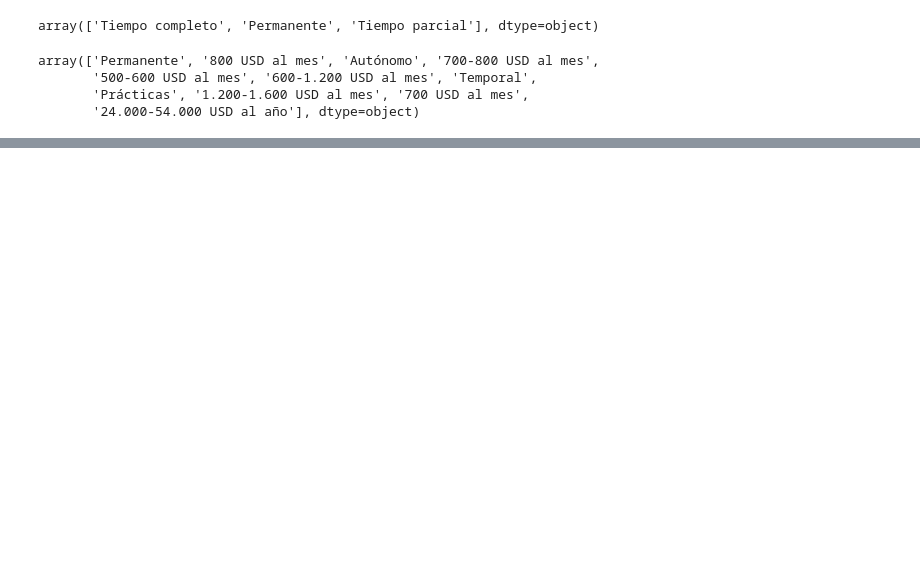
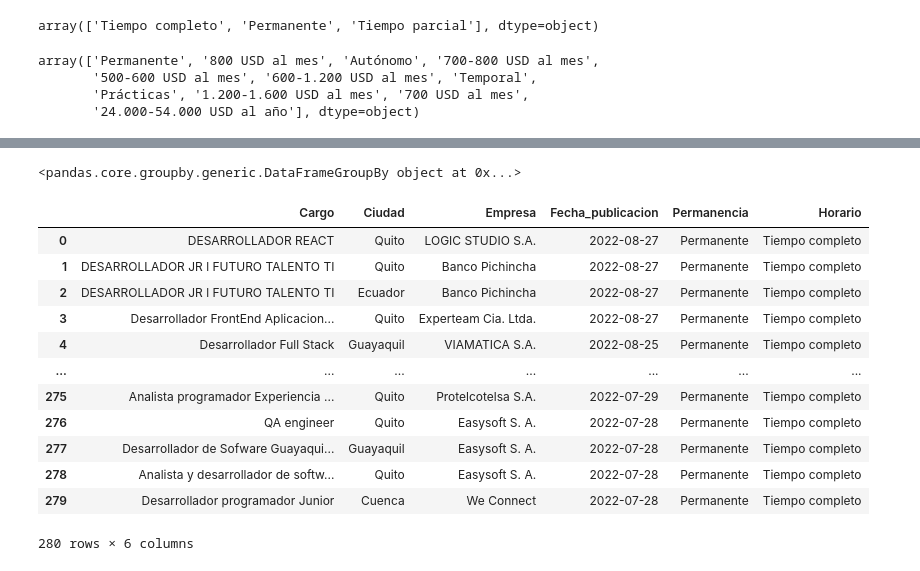
Before and after one commit to jcotrina2000/Sprint-1-Scraping, a Jupyter notebook: Scraping_RobinsonFlores/Analisis_OpcionEmpleo.ipynb, the cells around one changed output, grey strips where cells are left out. Cells and saved outputs as stored; diff of their text form; code cells hidden in the pictures; blank space fills up the shorter version.

```diff
--- a/Scraping_RobinsonFlores/Analisis_OpcionEmpleo.ipynb
+++ b/Scraping_RobinsonFlores/Analisis_OpcionEmpleo.ipynb
@@ -108,0 +100,4 @@ array(['Tiempo completo', 'Permanente', 'Tiempo parcial'], dtype=object)
+# %%
+empleos[["Ciudad", "Empresa","Fecha_publicacion", "Permanencia","Horario"]].groupby('Ciudad')
+# %% [output]
+<pandas.core.groupby.generic.DataFrameGroupBy object at 0x...>
@@ -108,0 +118,17 @@ array(['Tiempo completo', 'Permanente', 'Tiempo parcial'], dtype=object)
+# %%
+empleos["Fecha_publicacion"] = empleos["Fecha_publicacion"].apply(change_fecha)
+empleos
+# %% [output]
+|  | Cargo | Ciudad | Empresa | Fecha_publicacion | Permanencia | Horario |
+| 0 | DESARROLLADOR REACT | Quito | LOGIC STUDIO S.A. | 2022-08-27 | Permanente | Tiempo completo |
+| 1 | DESARROLLADOR JR l FUTURO TALENTO TI | Quito | Banco Pichincha | 2022-08-27 | Permanente | Tiempo completo |
+| 2 | DESARROLLADOR JR l FUTURO TALENTO TI | Ecuador | Banco Pichincha | 2022-08-27 | Permanente | Tiempo completo |
+| 3 | Desarrollador FrontEnd Aplicacion... | Quito | Experteam Cia. Ltda. | 2022-08-27 | Permanente | Tiempo completo |
+| 4 | Desarrollador Full Stack | Guayaquil | VIAMATICA S.A. | 2022-08-25 | Permanente | Tiempo completo |
+| ... | ... | ... | ... | ... | ... | ... |
+| 275 | Analista programador Experiencia ... | Quito | Protelcotelsa S.A. | 2022-07-29 | Permanente | Tiempo completo |
+| 276 | QA engineer | Quito | Easysoft S. A. | 2022-07-28 | Permanente | Tiempo completo |
+| 277 | Desarrollador de Sofware Guayaqui... | Guayaquil | Easysoft S. A. | 2022-07-28 | Permanente | Tiempo completo |
+| 278 | Analista y desarrollador de softw... | Quito | Easysoft S. A. | 2022-07-28 | Permanente | Tiempo completo |
+| 279 | Desarrollador programador Junior | Cuenca | We Connect | 2022-07-28 | Permanente | Tiempo completo |
+280 rows × 6 columns
```
Also changed, not shown: parts of 13 cells of this notebook.
